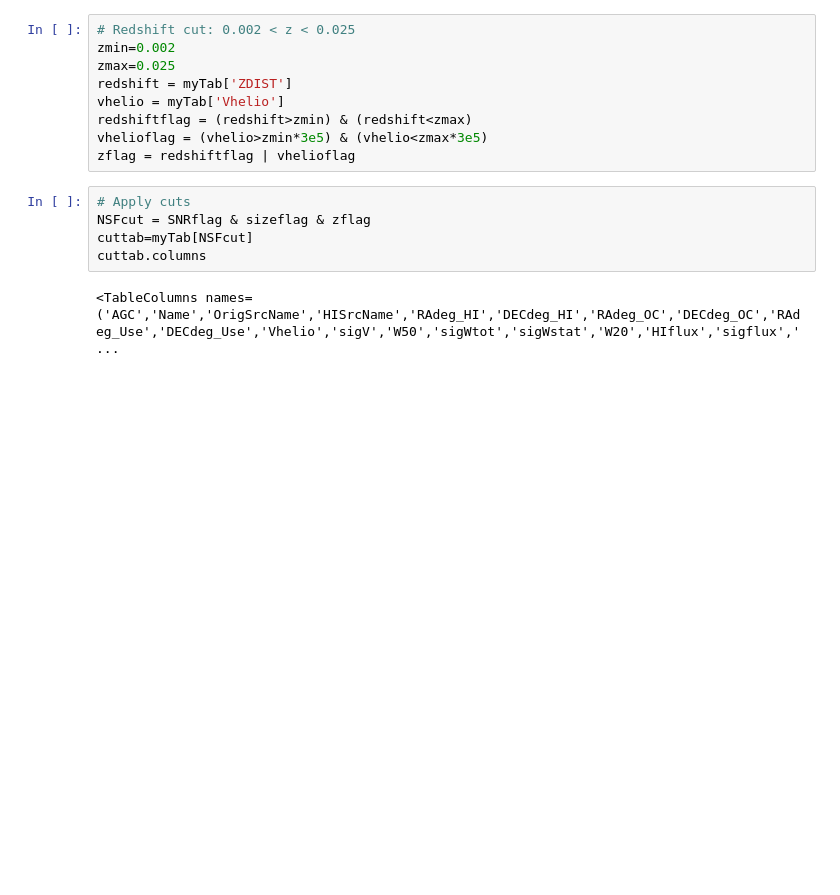
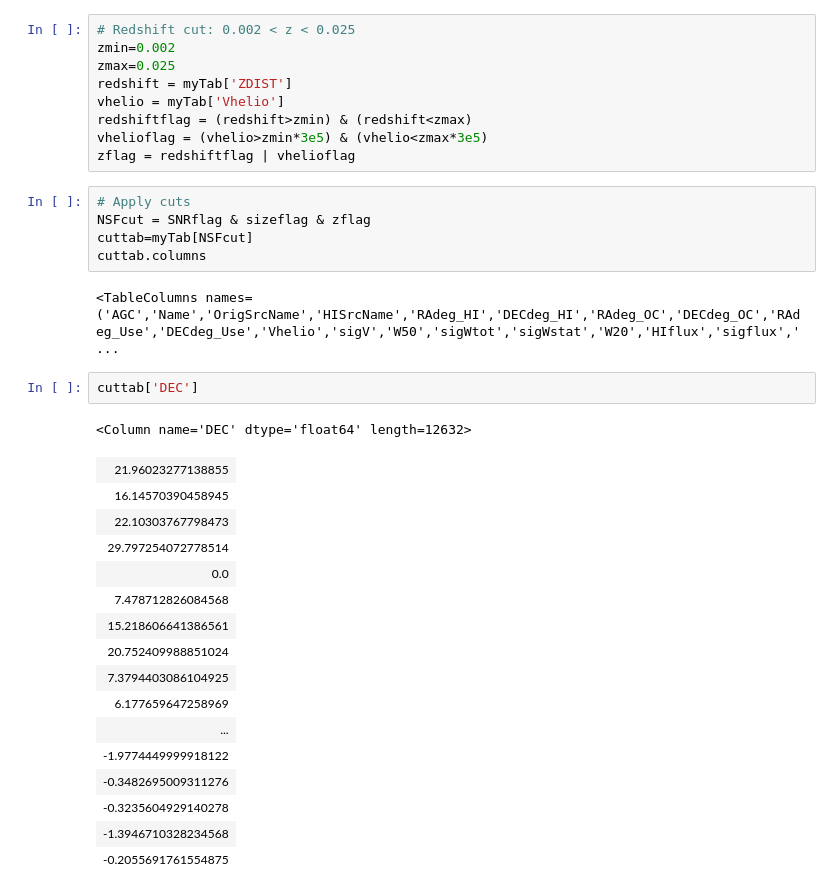
Before and after one commit to EvanBarkus/WISESize_Project, a Jupyter notebook: StudentFigure.ipynb, the cells around one changed output. Cells and saved outputs as stored; diff of their text form; blank space fills up the shorter version.

```diff
--- a/StudentFigure.ipynb
+++ b/StudentFigure.ipynb
@@ -51,4 +62,24 @@ cuttab=myTab[NSFcut]
 cuttab.columns
 # %% [output]
 <TableColumns names=('AGC','Name','OrigSrcName','HISrcName','RAdeg_HI','DECdeg_HI','RAdeg_OC','DECdeg_OC','RAdeg_Use','DECdeg_Use','Vhelio','sigV','W50','sigWtot','sigWstat','W20','HIflux','sigflux',' ...
+# %%
+cuttab['DEC']
+# %% [output]
+<Column name='DEC' dtype='float64' length=12632>
+| 21.96023277138855 |
+| 16.14570390458945 |
+| 22.10303767798473 |
+| 29.797254072778514 |
+| 0.0 |
+| 7.478712826084568 |
+| 15.218606641386561 |
+| 20.752409988851024 |
+| 7.3794403086104925 |
+| 6.177659647258969 |
+| ... |
+| -1.9774449999918122 |
+| -0.3482695009311276 |
+| -0.3235604929140278 |
+| -1.3946710328234568 |
+| -0.2055691761554875 |
 # %%
```
Also changed, not shown: parts of 6 cells of this notebook, 1 other file.
